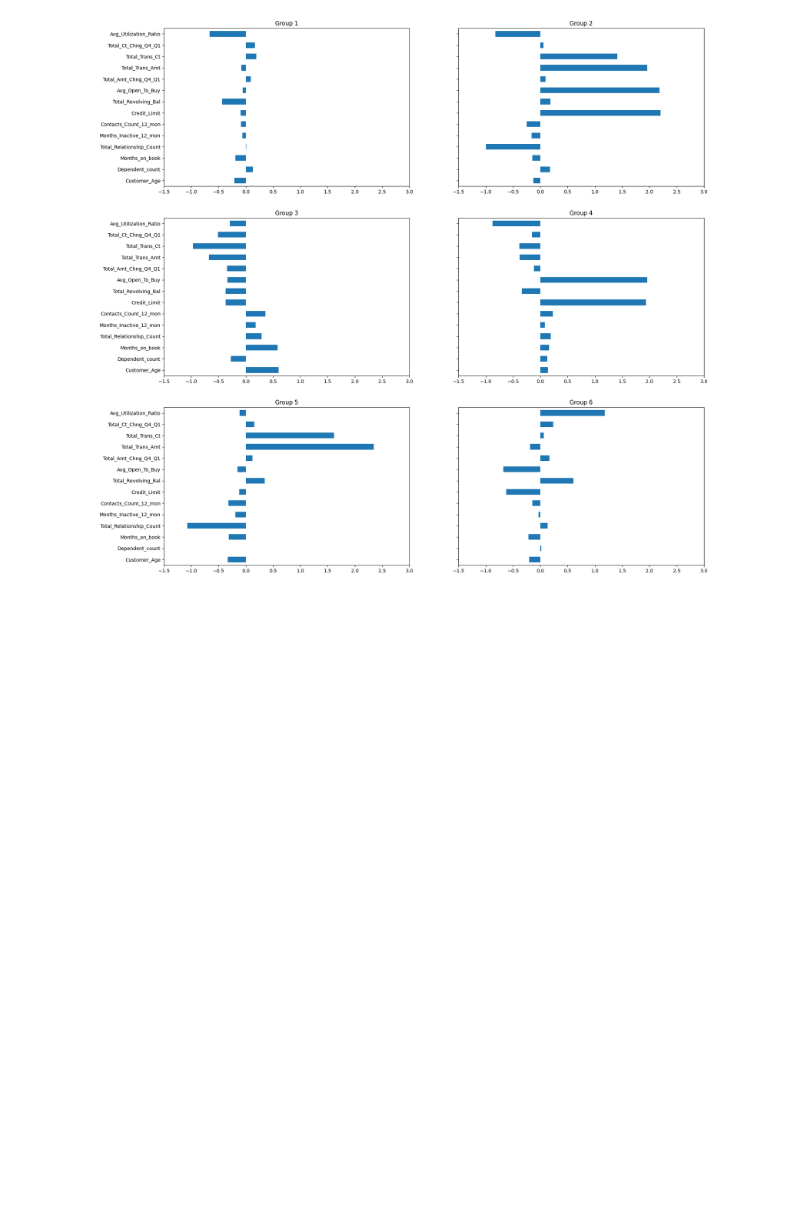
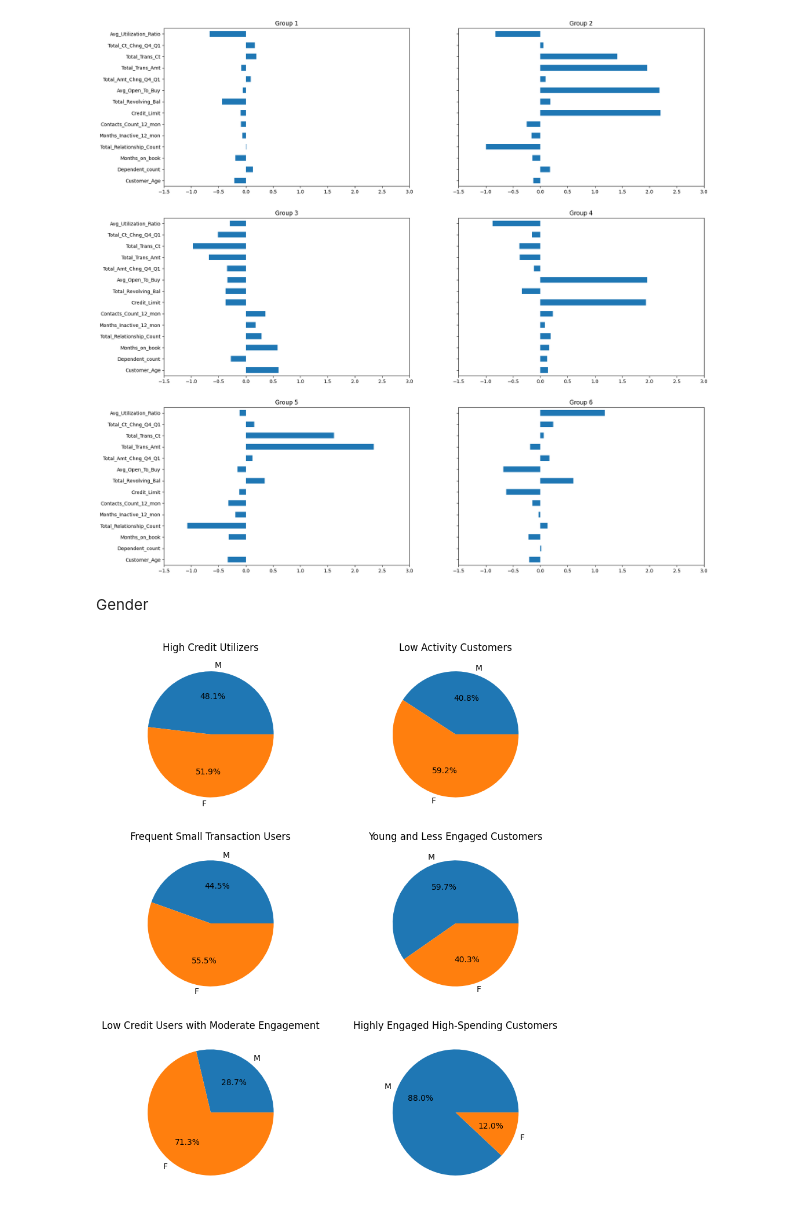
Before and after one commit to muntadherabdulhusein/DA_projects-credit-card-churn, a Jupyter notebook: Analysis/clustering.ipynb, the cells around one changed output. Cells and saved outputs as stored; diff of their text form; code cells hidden in the pictures; blank space fills up the shorter version.

```diff
--- a/Analysis/clustering.ipynb
+++ b/Analysis/clustering.ipynb
@@ -142,3 +142,17 @@ scaled_df[scaled_df['cluster'] == 5][numeric_columns].mean().plot.barh(ax=axs[2,
 plt.show()
 # %% [output]
 [figure]
+# %% [markdown]
+Gender
+# %%
+fix, axs = plt.subplots(ncols=2,nrows=3, figsize=(10,12))
+
+df[df['cluster'] == 0]['Gender'].value_counts().sort_index(ascending=False).plot.pie(ax=axs[0,0], ylabel='', title='High Credit Utilizers', autopct='%.1f%%')
+df[df['cluster'] == 1]['Gender'].value_counts().sort_index(ascending=False).plot.pie(ax=axs[0,1], ylabel='', title='Low Activity Customers', autopct='%.1f%%')
+df[df['cluster'] == 2]['Gender'].value_counts().sort_index(ascending=False).plot.pie(ax=axs[1,0], ylabel='', title='Frequent Small Transaction Users', autopct='%.1f%%')
+df[df['cluster'] == 3]['Gender'].value_counts().sort_index(ascending=False).plot.pie(ax=axs[1,1], ylabel='', title='Young and Less Engaged Customers', autopct='%.1f%%')
+df[df['cluster'] == 4]['Gender'].value_counts().sort_index(ascending=False).plot.pie(ax=axs[2,0], ylabel='', title='Low Credit Users with Moderate Engagement', autopct='%.1f%%')
+df[df['cluster'] == 5]['Gender'].value_counts().sort_index(ascending=False).plot.pie(ax=axs[2,1], ylabel='', title='Highly Engaged High-Spending Customers', autopct='%.1f%%')
+plt.show()
+# %% [output]
+[figure, added]
```
Also changed, not shown: parts of 4 cells of this notebook.
